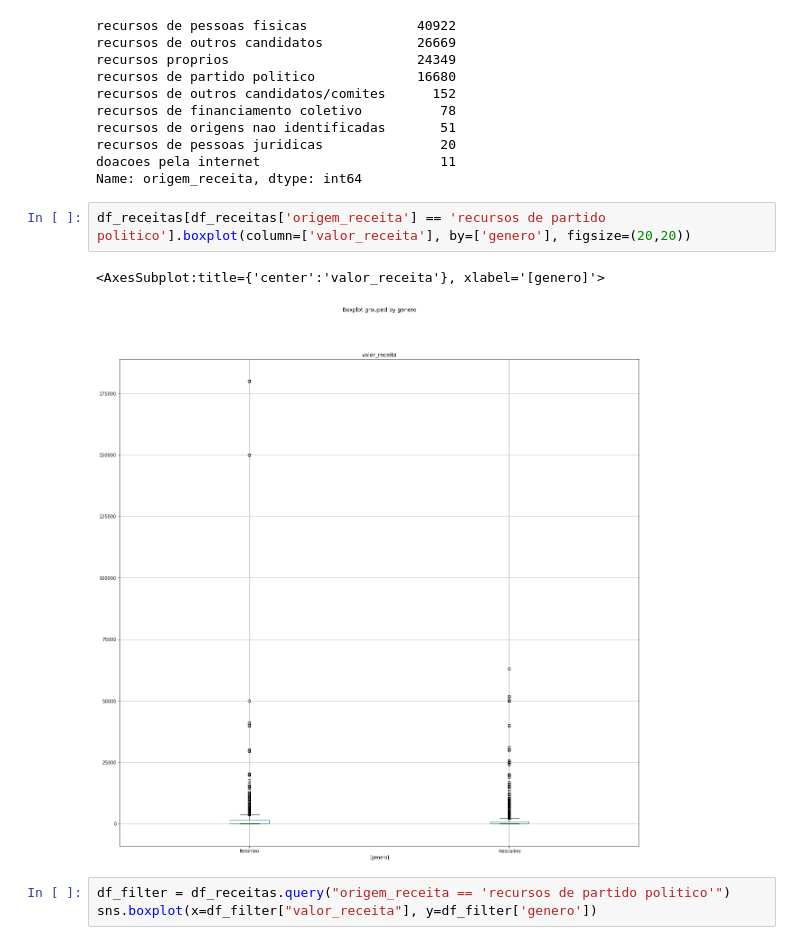
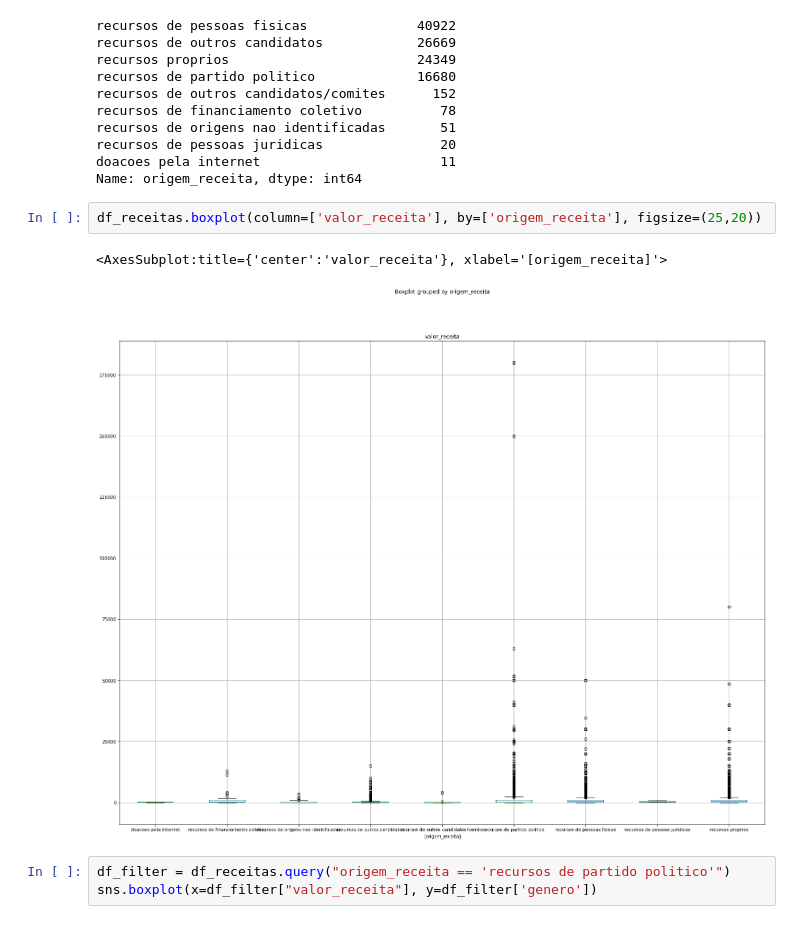
Before and after one commit to adolfoguimaraes/basedosdados-eleicoes, a Jupyter notebook: code/ProcessarDados.ipynb, the cells around one changed output. Cells and saved outputs as stored; diff of their text form.

```diff
--- a/code/ProcessarDados.ipynb
+++ b/code/ProcessarDados.ipynb
@@ -206,10 +390,10 @@ recursos de pessoas juridicas               20
 doacoes pela internet                       11
 Name: origem_receita, dtype: int64
 # %%
-df_receitas[df_receitas['origem_receita'] == 'recursos de partido politico'].boxplot(column=['valor_receita'], by=['genero'], figsize=(20,20))
+df_receitas.boxplot(column=['valor_receita'], by=['origem_receita'], figsize=(25,20))
 # %% [output]
-<AxesSubplot:title={'center':'valor_receita'}, xlabel='[genero]'>
+<AxesSubplot:title={'center':'valor_receita'}, xlabel='[origem_receita]'>
-[figure, old version]
+[figure, new version]
 # %%
 df_filter = df_receitas.query("origem_receita == 'recursos de partido politico'")
 sns.boxplot(x=df_filter["valor_receita"], y=df_filter['genero'])
```
Also changed, not shown: parts of 33 cells of this notebook, 6 other files.
